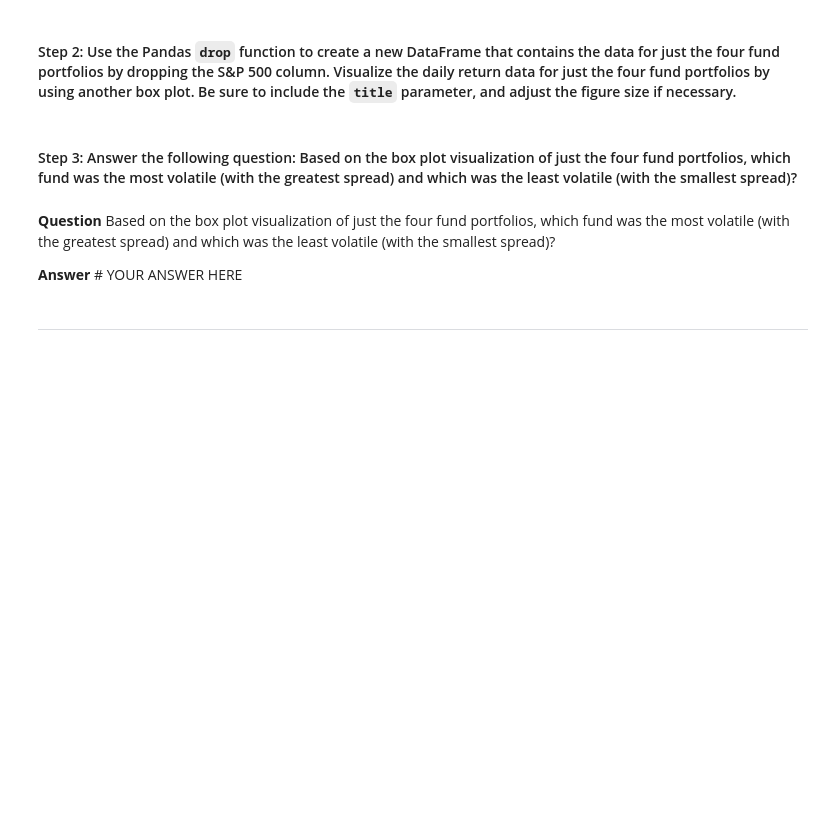
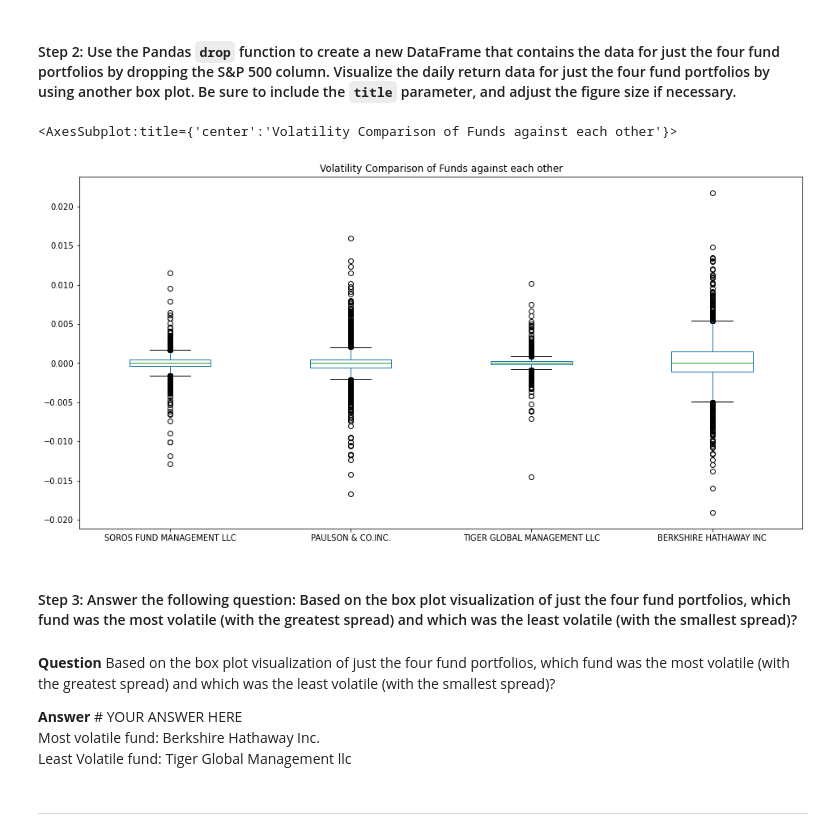
Before and after one commit to saeedraghib/m04_challenge_01, a Jupyter notebook: sr_risk_return_analysis.ipynb, the cells around one changed output. Saved outputs shown, nothing was run; the diff lists cells and outputs as text; code cells hidden in the pictures; blank space fills up the shorter version.

```diff
--- a/sr_risk_return_analysis.ipynb
+++ b/sr_risk_return_analysis.ipynb
@@ -372,14 +376,22 @@ Analyze the volatility of each of the four fund portfolios and of the S&P 500 In
 # %%
 # Create a new DataFrame containing only the 4 fund portfolios by dropping the S&P 500 column from the DataFrame
 # Create box plots to reflect the return data for only the 4 fund portfolios
 # Include a title parameter and adjust the figure size
 # YOUR CODE HERE
+just_funds = daily_returns.drop(col_name_list[4], axis=1)
+just_funds.plot(kind='box', figsize=(16,8), legend=True, title='Volatility Comparison of Funds against each other')
+# %% [output]
+<AxesSubplot:title={'center':'Volatility Comparison of Funds against each other'}>
+[figure, added]
 # %% [markdown]
 #### Step 3: Answer the following question: Based on the box plot visualization of just the four fund portfolios, which fund was the most volatile (with the greatest spread) and which was the least volatile (with the smallest spread)?
 # %% [markdown]
 **Question** Based on the box plot visualization of just the four fund portfolios, which fund was the most volatile (with the greatest spread) and which was the least volatile (with the smallest spread)?
 
 **Answer** # YOUR ANSWER HERE
+<br>
+Most volatile fund: Berkshire Hathaway Inc.<br>
+Least Volatile fund: Tiger Global Management llc
 # %% [markdown]
 ---
 # %% [markdown]
```
Also changed, not shown: parts of 1 cell of this notebook, 1 other file.
